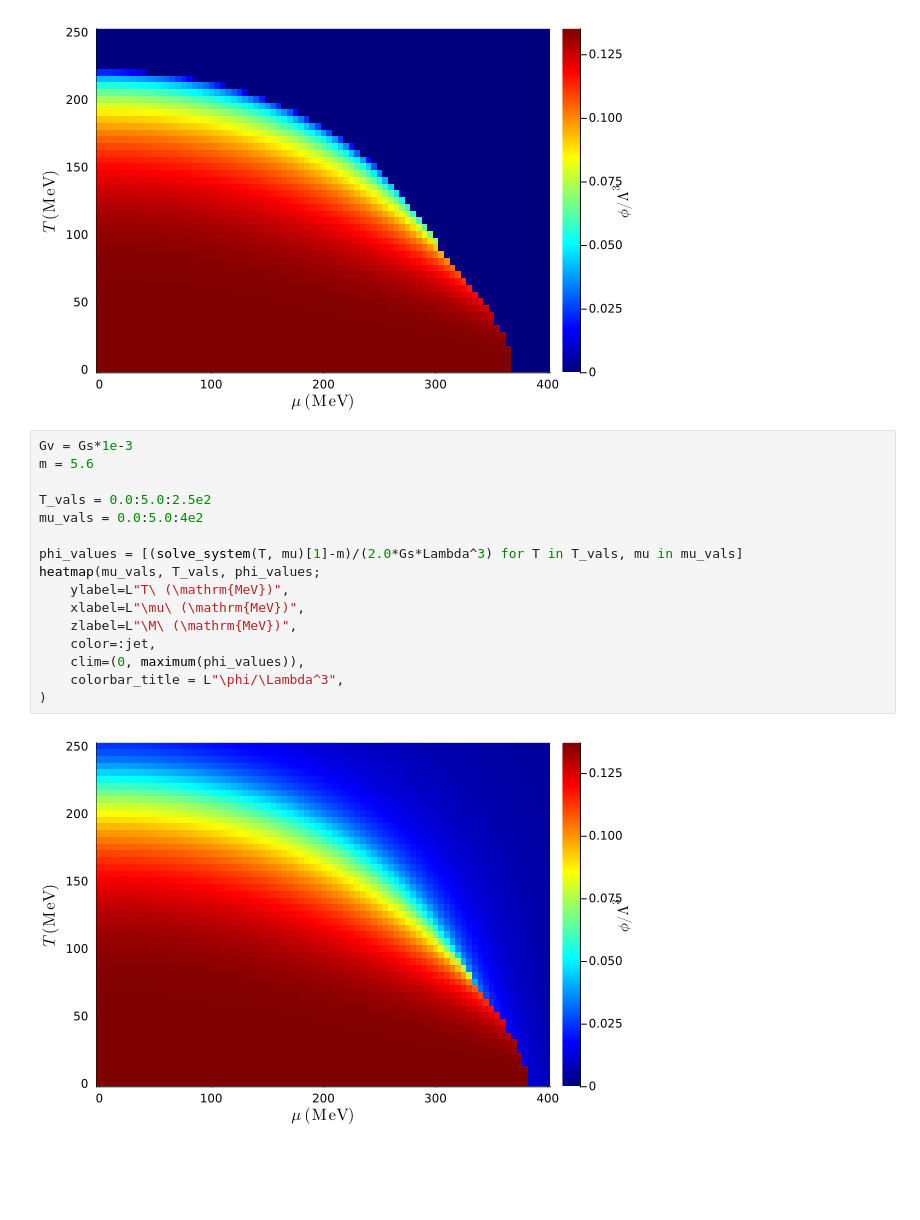
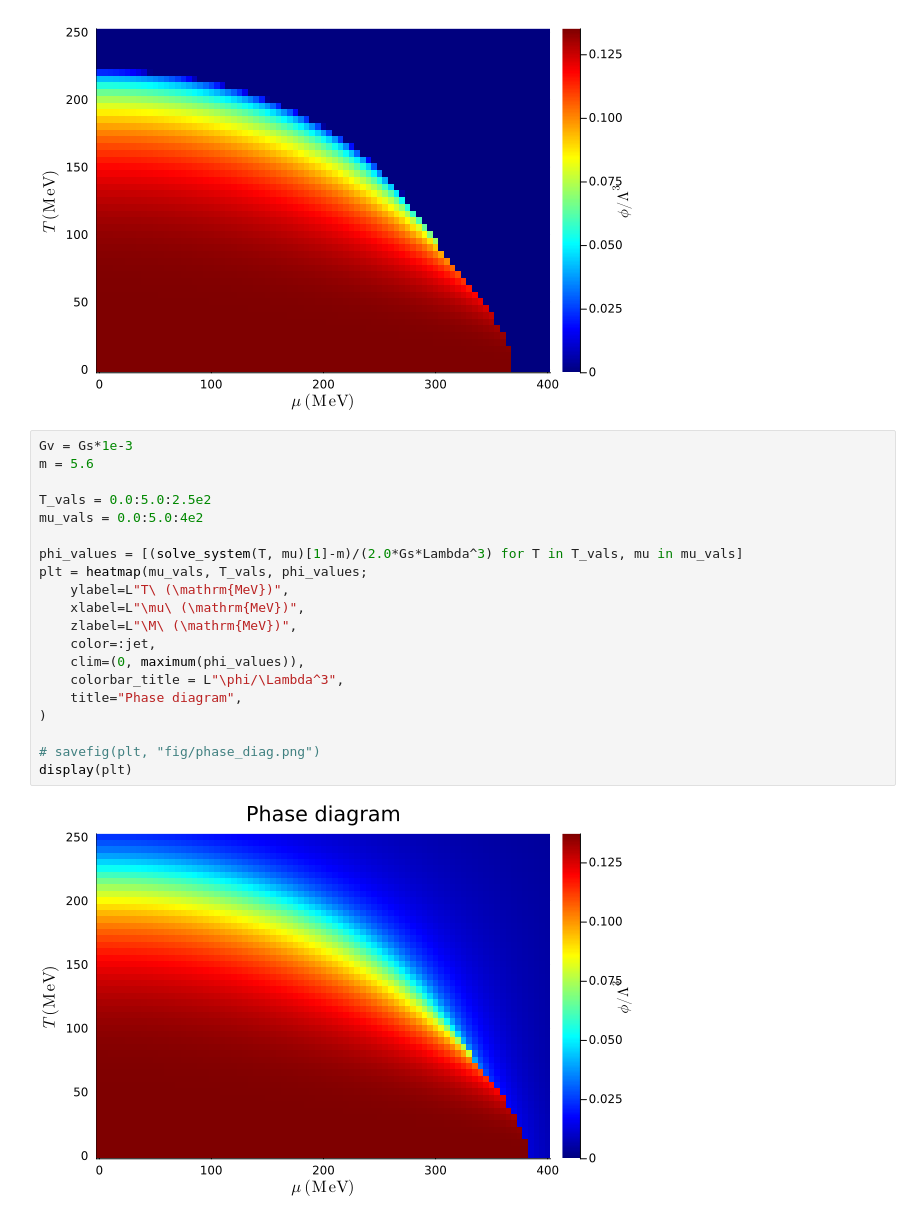
Before and after one commit to jskMNMGCH/NJL_model, a Jupyter notebook: test_modules.ipynb, the cells around one changed output. Cells and saved outputs as stored; diff of their text form; blank space fills up the shorter version.

```diff
--- a/test_modules.ipynb
+++ b/test_modules.ipynb
@@ -285,18 +298,22 @@ heatmap(mu_vals, T_vals, phi_values;
 # %%
 Gv = Gs*1e-3
 m = 5.6
 
 T_vals = 0.0:5.0:2.5e2
 mu_vals = 0.0:5.0:4e2
 
 phi_values = [(solve_system(T, mu)[1]-m)/(2.0*Gs*Lambda^3) for T in T_vals, mu in mu_vals]
-heatmap(mu_vals, T_vals, phi_values;
+plt = heatmap(mu_vals, T_vals, phi_values;
     ylabel=L"T\ (\mathrm{MeV})",
     xlabel=L"\mu\ (\mathrm{MeV})",
     zlabel=L"\M\ (\mathrm{MeV})",
     color=:jet,
     clim=(0, maximum(phi_values)),
     colorbar_title = L"\phi/\Lambda^3",
+    title="Phase diagram",
 )
+
+# savefig(plt, "fig/phase_diag.png")
+display(plt)
 # %% [output]
-[figure, old version]
+[figure, new version]
```
Also changed, not shown: parts of 1 cell of this notebook, 3 other files.
